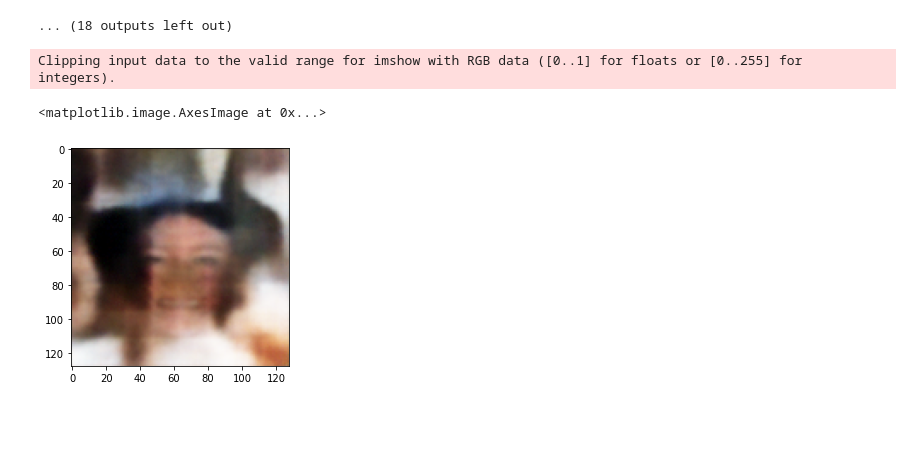
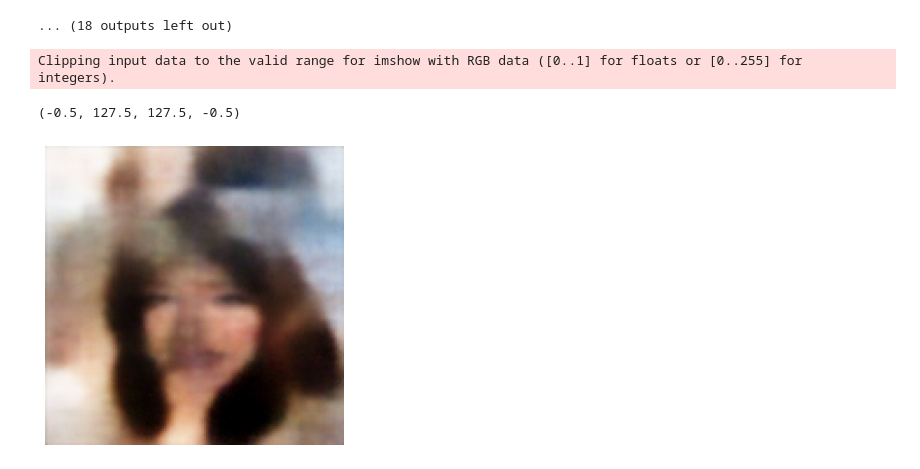
Before and after one commit to vardeep-sandhu/CudaLab, a Jupyter notebook: Sheet06/Sheet06.ipynb, the cells around one changed output. Drawn from its saved outputs; the diff is of its cells as text; code cells hidden in the pictures; blank space fills up the shorter version.

Commit message:
added visuals

```diff
--- a/Sheet06/Sheet06.ipynb
+++ b/Sheet06/Sheet06.ipynb
@@ -49,6 +51,16 @@ class CelebA_Dataset(Dataset):
         return self.transform(img)
 
     def __getitem__(self, idx):
+        if type(idx) != int:
+            file_names = [os.path.join(self.img_dir, self.img_names[id]) for id in idx]
+            imgs = []
+            for name in file_names:
+                img = np.array(Image.open(name))
+                if self.transform:
+                    img = self.t(img)
+                imgs.append(img)
+            return np.stack(imgs)
+
         file_name = os.path.join(self.img_dir, self.img_names[idx])
         img = np.array(Image.open(file_name))
 
@@ -335,8 +354,8 @@ Loss for epoch: 12 is:  147663.5179286859
 def img_regeneration(model):
     with torch.no_grad():
         num_preds = 16
-        test_z = torch.normal(0, 1, size=(1, 128)).to(device)
-        out = conv_model.decode(test_z)
+        test_z = torch.normal(0, 1, size=(1, 128))
+        out = model.decode(test_z)
         out = out[0].permute(1,2,0)
     return out
 # %%
@@ -345,10 +364,11 @@ conv_model, optimizer, epoch, stats = loading_model(convVae, "models/ConvVAE_30.
 out = img_regeneration(conv_model)
 # %%
 plt.imshow(out.to("cpu"))
+plt.axis("off")
 # %% [output]
 Clipping input data to the valid range for imshow with RGB data ([0..1] for floats or [0..255] for integers).
-<matplotlib.image.AxesImage at 0x...>
+(-0.5, 127.5, 127.5, -0.5)
-[figure, old version]
+[figure, new version]
 # %% [markdown]
 ## Training-Validation Plots
 
```
Also changed, not shown: parts of 17 cells of this notebook.
